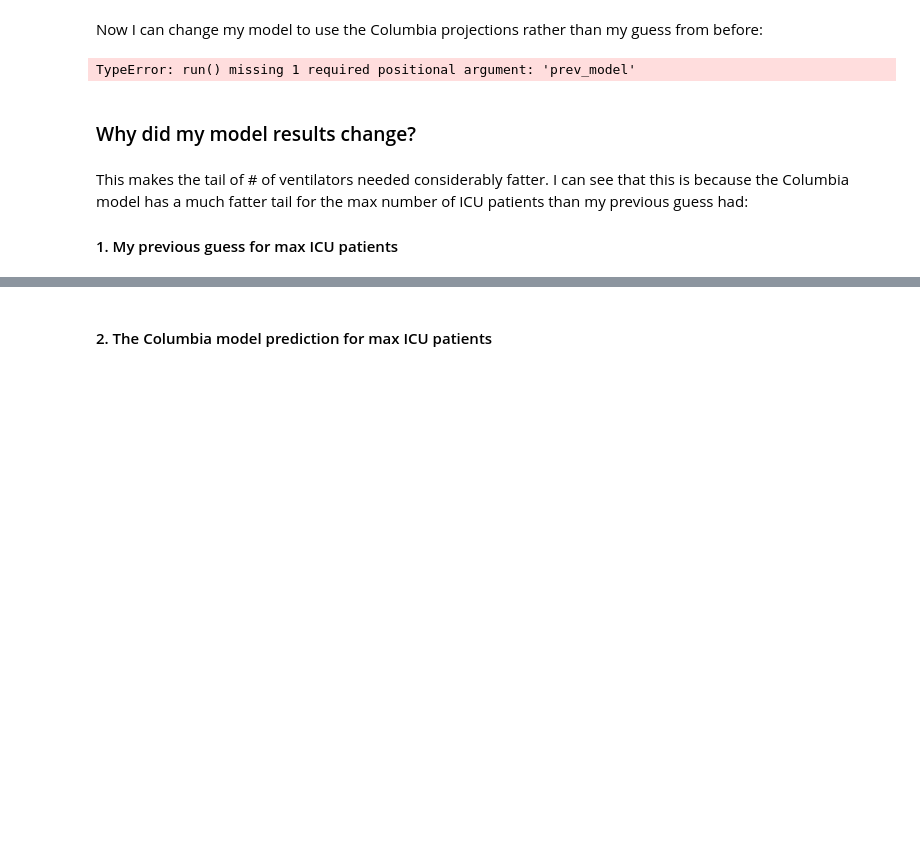
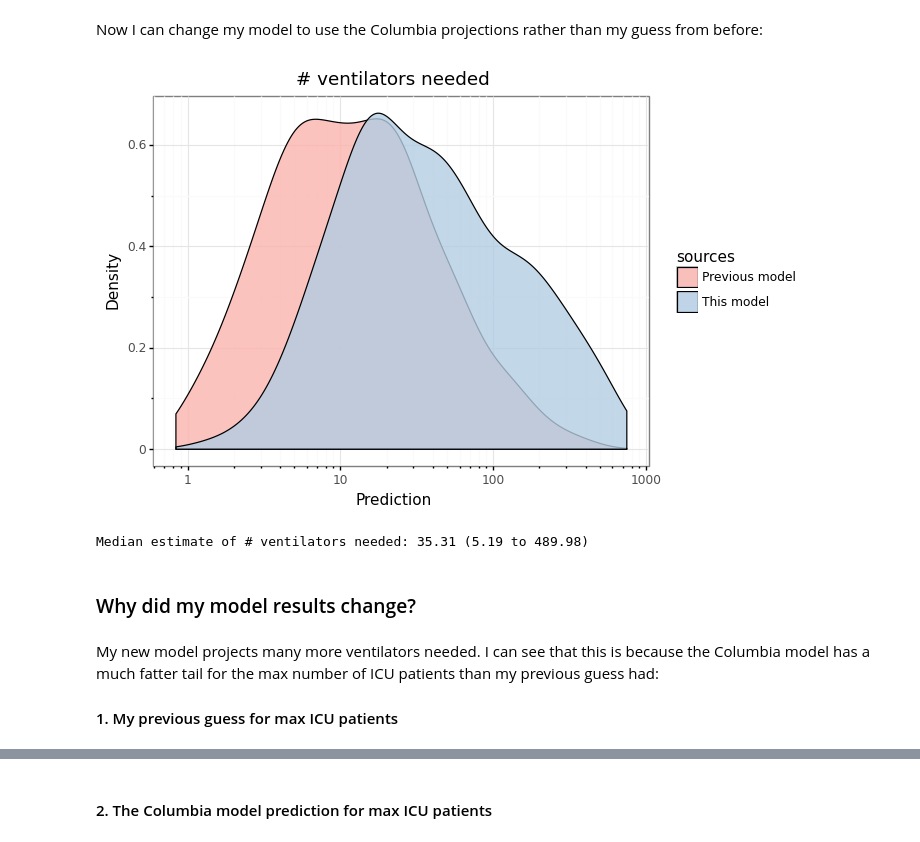
Before and after one commit to oughtinc/ergo, a Jupyter notebook: notebooks/build/el-paso-workflow.ipynb, the cells around one changed output, grey strips where cells are left out. Cells and saved outputs as stored; diff of their text form; code cells hidden in the pictures; blank space fills up the shorter version.

```diff
--- a/notebooks/build/el-paso-workflow.ipynb
+++ b/notebooks/build/el-paso-workflow.ipynb
@@ -252,17 +267,18 @@ Now I can change my model to use the Columbia projections rather than my guess f
 # %%
 class ModelV3(ModelV2):
     def max_icu_patients(self):
         "max # of icu patients"
         return max(shaman.cu_projections_for_dates("ICU", date(2020,5,1), date(2020,6,1), cu_projections))
 
 model_v3 = ModelV3()
-model_v3.run(prev_model=model_v2)
+model_v3.run()
 # %% [output]
+[figure, added]
-TypeError: run() missing 1 required positional argument: 'prev_model'
+Median estimate of # ventilators needed: 35.31 (5.19 to 489.98)
 # %% [markdown]
 ### Why did my model results change?
 # %% [markdown]
-This makes the tail of # of ventilators needed considerably fatter. I can see that this is because the Columbia model has a much fatter tail for the max number of ICU patients than my previous guess had:
+My new model projects many more ventilators needed. I can see that this is because the Columbia model has a much fatter tail for the max number of ICU patients than my previous guess had:
 
 #### 1. My previous guess for max ICU patients
 # %%
```
Also changed, not shown: parts of 25 cells of this notebook, 1 other file.
